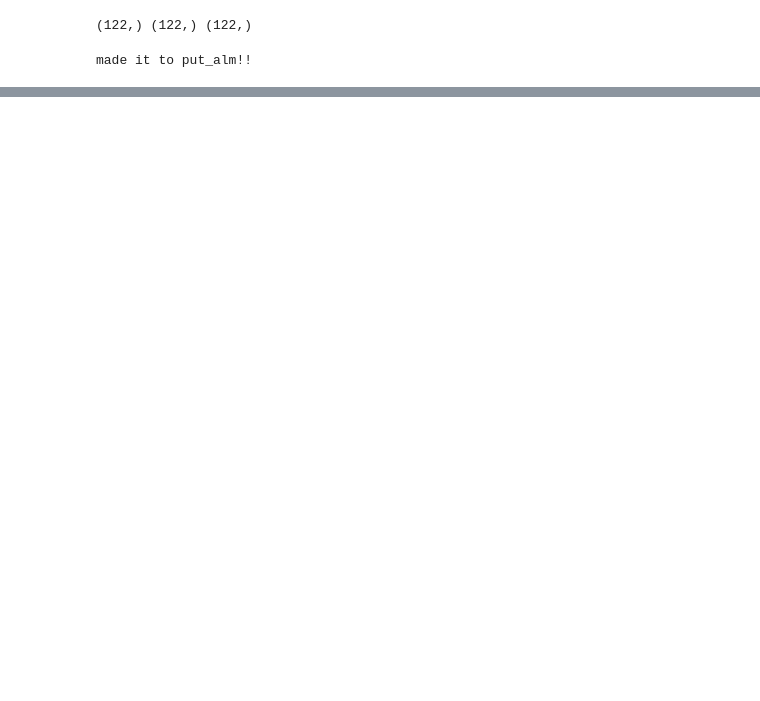
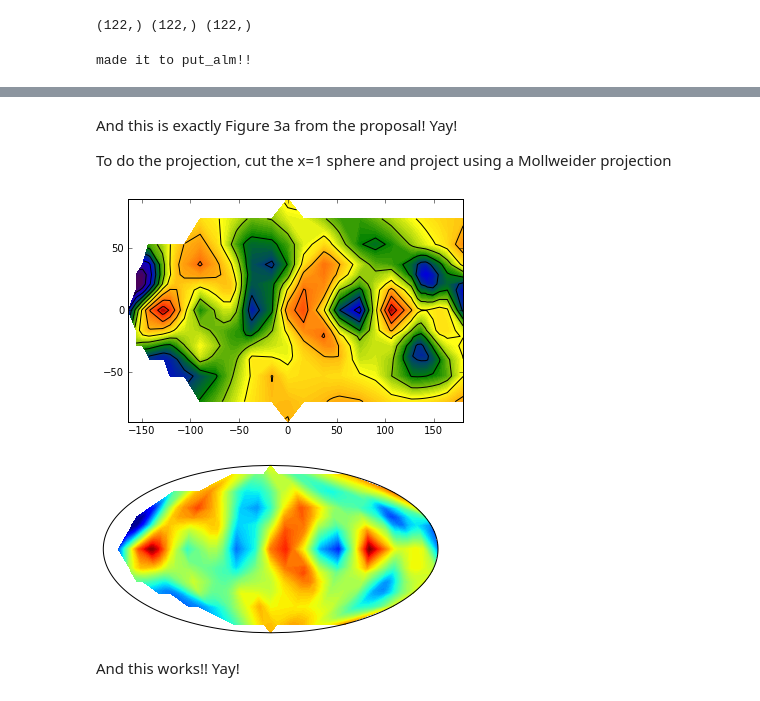
Before and after one commit to LaurencePeanuts/Music, a Jupyter notebook: Potential_Demo.ipynb, the cells around one changed output, grey strips where cells are left out. Drawn from its saved outputs; the diff is of its cells as text; code cells hidden in the pictures; blank space fills up the shorter version.

```diff
--- a/Potential_Demo.ipynb
+++ b/Potential_Demo.ipynb
@@ -236,0 +330,7 @@ Sigma is 0.000000 arcmin (0.000000 rad)
+# %%
+
+RealPhi_test = np.zeros(We6.x.shape,dtype=np.complex128)
+for i in range(len(k_x)/2):
+    phase = k_x[i] * We6.x + k_y[i] * We6.y + k_z[i] * We6.z
+    RealPhi_test += (f_n_test[i] * np.cos(phase)+f_n_test[len(k_x)-1-i]*np.sin(phase))*We6.Deltak**3
+We6.phi=RealPhi_test.real
@@ -236,0 +362,2 @@ Sigma is 0.000000 arcmin (0.000000 rad)
+# %%
+We6.phi=RealPhi.real
@@ -236,0 +386,48 @@ Sigma is 0.000000 arcmin (0.000000 rad)
+# %% [markdown]
+And this is exactly Figure 3a from the proposal! Yay!
+
+
+To do the projection, cut the x=1 sphere and project using a Mollweider projection
+# %%
+x_vec=np.sqrt(x**2+y**2+z**2)
+unit_norm_ind=(x_vec==1)
+#unit_norm_ind_upper=(x_vec<1.01)
+#unit_norm_ind_lower=(0.99<x_vec)
+#unit_norm_ind=unit_norm_ind_upper*unit_norm_ind_lower
+# %%
+polar_theta, polar_phi=np.arctan2(y[unit_norm_ind], x[unit_norm_ind]), np.arccos(z[unit_norm_ind]/x_vec[unit_norm_ind])
+polar_theta[np.isnan(polar_theta)] = np.pi/2.0
+# %%
+from mpl_toolkits.basemap import Basemap
+import numpy as np
+import matplotlib.pyplot as plt
+import matplotlib.cm as cm
+
+Z=np.zeros(len(We6.phi[unit_norm_ind]))
+Z = We6.phi[unit_norm_ind]
+
+points=np.zeros((len(polar_theta),2))
+points[:,0]=polar_theta
+points[:,1]=polar_phi
+from scipy.interpolate import griddata
+utheta,uphi=np.unique(polar_theta), np.unique(polar_phi)
+phiphi,thetatheta=np.meshgrid(utheta,uphi)
+ZZ= griddata(points, Z.reshape(len(Z)), (phiphi,thetatheta), method='cubic')
+
+plt.figure()
+ax = plt.subplot(111)#, projection='mollweide')
+ax.contourf((phiphi)*360/(2*np.pi),(thetatheta-np.pi/2)*360/(2*np.pi), ZZ,100)
+ax.contour((phiphi)*360/(2*np.pi),(thetatheta-np.pi/2)*360/(2*np.pi), ZZ,10,colors='k')
+
+plt.show()
+
+m = Basemap(projection='moll',lon_0=0,resolution='c')
+#m.contour(phiphi,thetatheta, ZZ, 10, colors='k',latlon=True)
+m.contourf((phiphi)*360/(2*np.pi),(thetatheta-np.pi/2)*360/(2*np.pi), ZZ, 100, cmap=plt.cm.jet,latlon=True)
+
+plt.show()
+# %% [output]
+[figure, added]
+[figure, added]
+# %% [markdown]
+And this works!! Yay!
```
Also changed, not shown: parts of 23 cells of this notebook, 2 other files.
